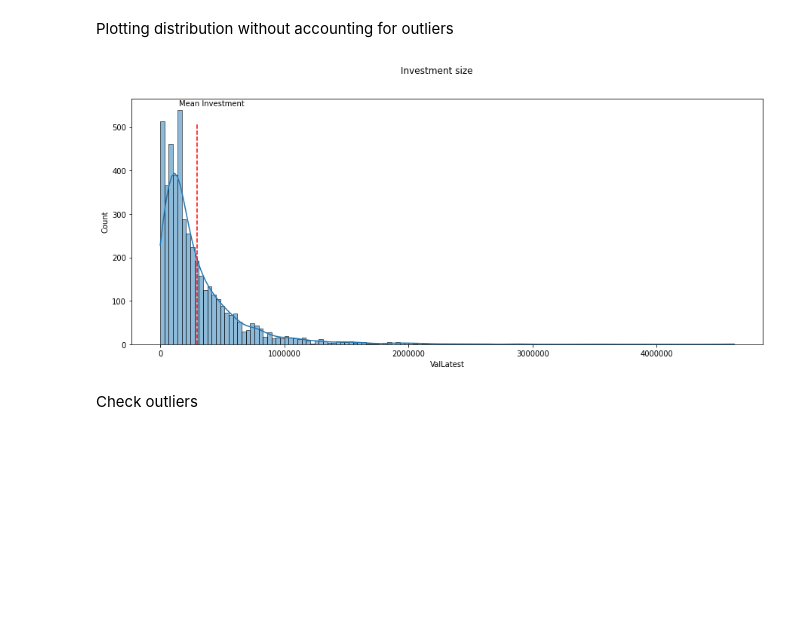
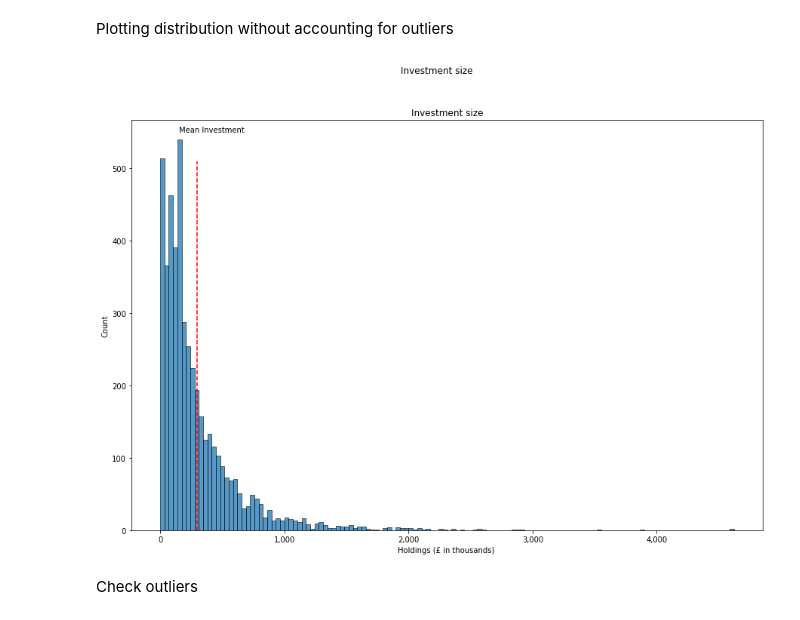
Before and after one commit to pyagoubi/Customer-Analysis, a Jupyter notebook: customer_analysis.ipynb, the cells around one changed output. Saved outputs shown, nothing was run; the diff lists cells and outputs as text; code cells hidden in the pictures; blank space fills up the shorter version.

```diff
--- a/customer_analysis.ipynb
+++ b/customer_analysis.ipynb
@@ -300,18 +322,24 @@ Plotting distribution without accounting for outliers
 # %%
 # Plot the data
 df_inv = pd.DataFrame(data.groupby('MemberNumber')['ValLatest'].sum())
 df_inv.reset_index(inplace=True)
 
-fig, axes = plt.subplots(1, 1, figsize = (15, 6))
+fig, axes = plt.subplots(1, 1, figsize = (15, 10))
 fig.suptitle('Investment size')
-sns.histplot(x = 'ValLatest', data = df_inv, kde = True, ax = axes)
+o = sns.histplot(x = 'ValLatest', data = df_inv, ax = axes)
+xlabels = ['{:,.0f}'.format(x) for x in o.get_xticks()/1000]
 plt.axvline(x=df_inv['ValLatest'].mean(), linestyle="--", label = 'Mean', ymax = 0.9,
             color='red')
 plt.text(150000,550,'Mean Investment')
-axes.ticklabel_format(useOffset=False, style='plain')
+o.set_xticklabels(xlabels)
+axes.set(xlabel='Holdings (£ in thousands) ',
+       ylabel='Count',
+       title='Investment size')
+#axes.ticklabel_format(useOffset=False, style='plain')
+
 plt.show()
 # %% [output]
-[figure, old version]
+[figure, new version]
 # %% [markdown]
 Check outliers
 # %%
```
Also changed, not shown: parts of 9 cells of this notebook.
